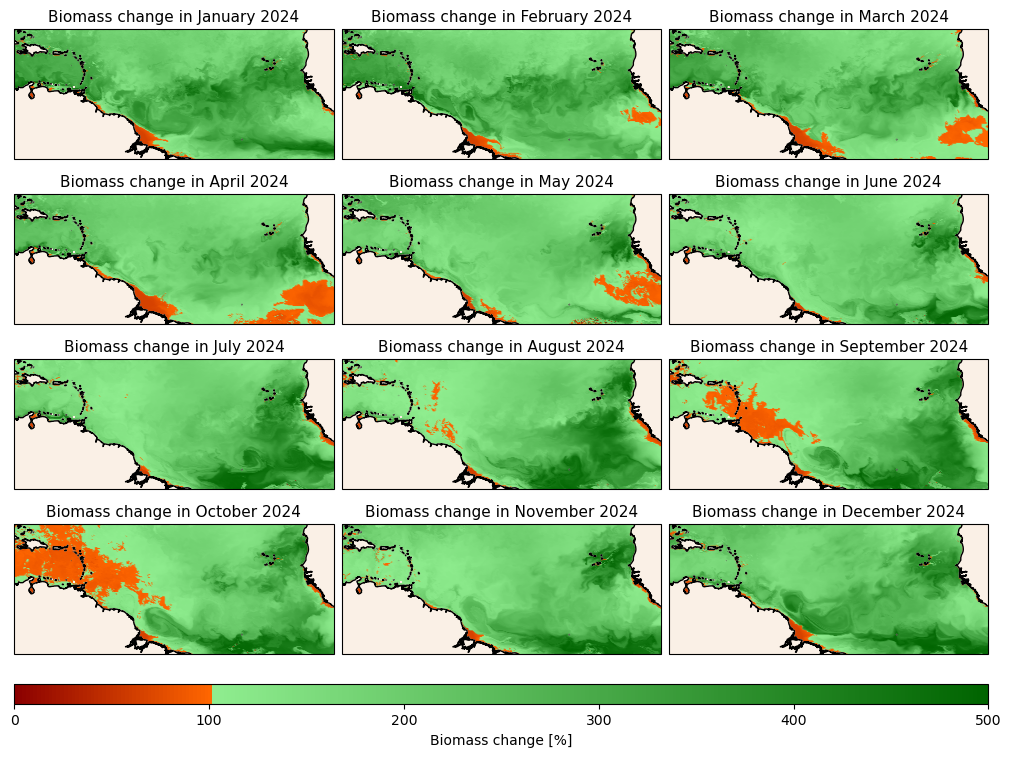
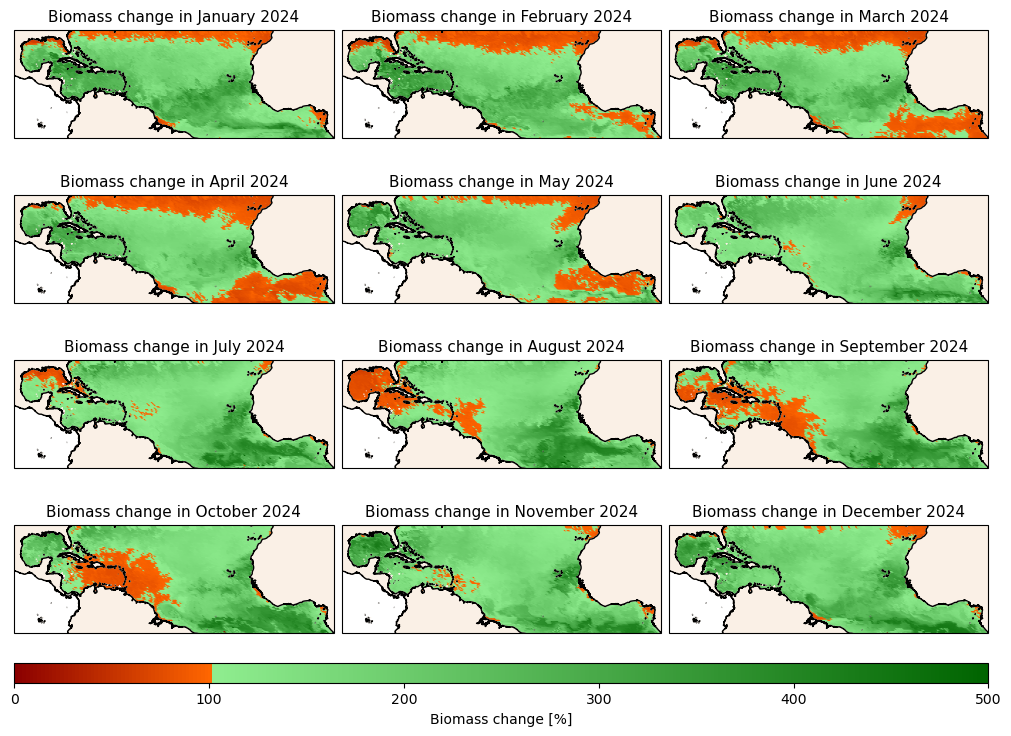
Code edit (unified diff) that turned the first committed figure into the second:
--- before
+++ after
@@ -7,5 +7,5 @@
 
 for i, ax in enumerate(axes.flatten()):
-    df = parcels.read_particlefile(f"Simulations/Simulation_Basin_2024-{i+1:02d}_Lagrangian.parquet")
+    df = parcels.read_particlefile(f"Simulations/Simulation_Basin_2024-{i+1:02d}.parquet")
 
     to_plot = (
@@ -14,5 +14,5 @@
             pl.col('lon').first().alias('lon'),
             pl.col('lat').first().alias('lat'),
-            (pl.col('biomass_SF3') * 100).last().alias('biomass')
+            (pl.col('biomass') * 100).last().alias('biomass')
         ])
         .sort('particle_id')
@@ -20,5 +20,5 @@
     cscat = ax.scatter(
         to_plot['lon'], to_plot['lat'], c = to_plot['biomass'],
-        cmap=cmap, s=4, linewidth=0, transform=ccrs.PlateCarree(), zorder=2,
+        cmap=cmap, s=10, linewidth=0, transform=ccrs.PlateCarree(), zorder=2,
         vmin=0, vmax=500,
     )
@@ -26,5 +26,5 @@
     ax.add_feature(cartopy.feature.COASTLINE.with_scale('10m'), zorder=3, color='black')
     ax.add_feature(cartopy.feature.LAND.with_scale('10m'), zorder=2, color='linen')
-    ax.set_extent([-75, -11, -3, 20])
+    ax.set_extent([-100, 12, -5, 33], crs=ccrs.PlateCarree())
     ax.set_title(f"Biomass change in {calendar.month_name[i+1]} 2024", fontsize=11)
 

Commit: Update Figure 8 to latest simulation